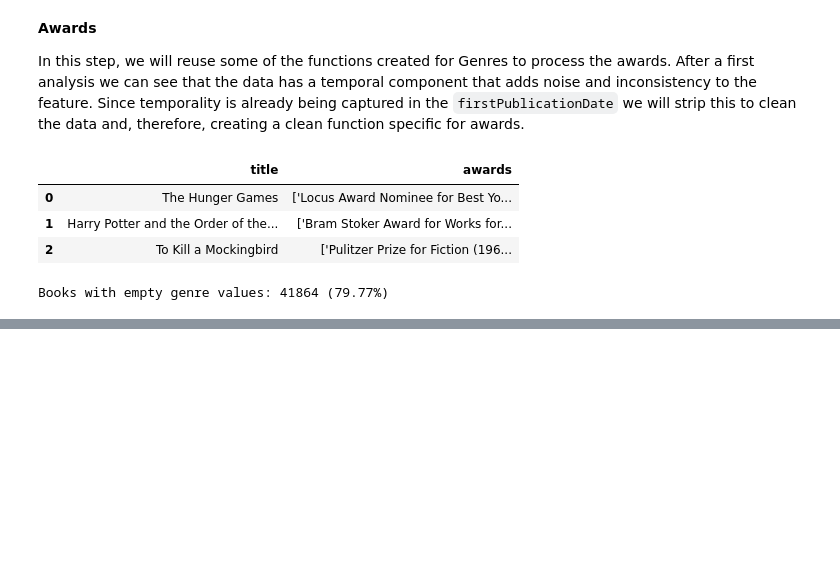
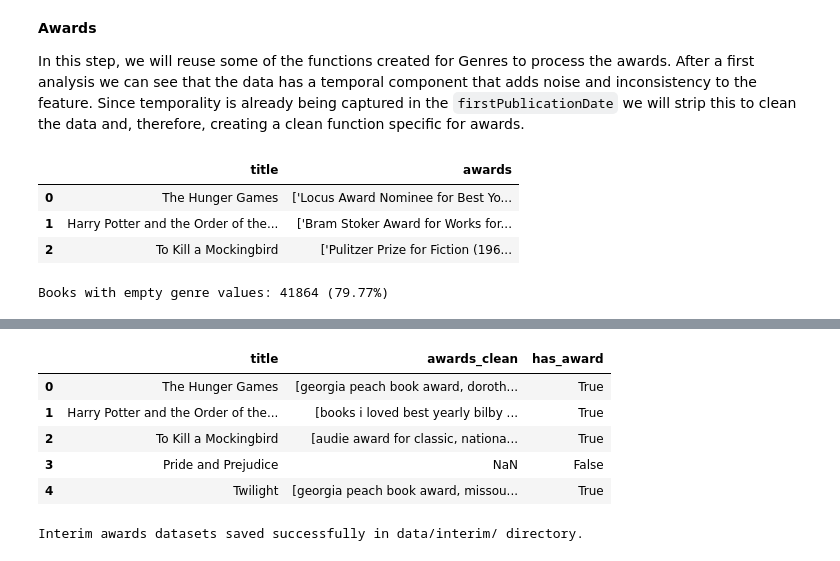
Before and after one commit to larevolucia/bookwise-analytics, a Jupyter notebook: notebooks/02_Data_Cleaning.ipynb, the cells around one changed output, grey strips where cells are left out. Saved outputs shown, nothing was run; the diff lists cells and outputs as text; code cells hidden in the pictures; blank space fills up the shorter version.

```diff
--- a/notebooks/02_Data_Cleaning.ipynb
+++ b/notebooks/02_Data_Cleaning.ipynb
@@ -1287,5 +1225,25 @@ unique_awards_dict
 # %%
 # Boolean flag for books with any valid awards
 bbe_clean['has_award'] = bbe_clean['awards_clean'].apply(
     lambda x: isinstance(x, list) and len(x) > 0
 )
+bbe_clean[['title','awards_clean','has_award']].head()
+# %% [output]
+|  | title | awards_clean | has_award |
+| 0 | The Hunger Games | [georgia peach book award, doroth... | True |
+| 1 | Harry Potter and the Order of the... | [books i loved best yearly bilby ... | True |
+| 2 | To Kill a Mockingbird | [audie award for classic, nationa... | True |
+| 3 | Pride and Prejudice | NaN | False |
+| 4 | Twilight | [georgia peach book award, missou... | True |
+# %%
+from pathlib import Path
+
+version = 9
+
+interim_bbe_path = Path("data/interim/bbe")
+
+bbe_clean.to_csv(interim_bbe_path / f"bbe_clean_v{version}.csv", index=False)
+
+print("Interim awards datasets saved successfully in data/interim/ directory.")
+# %% [output]
+Interim awards datasets saved successfully in data/interim/ directory.
```
Also changed, not shown: parts of 23 cells of this notebook.
